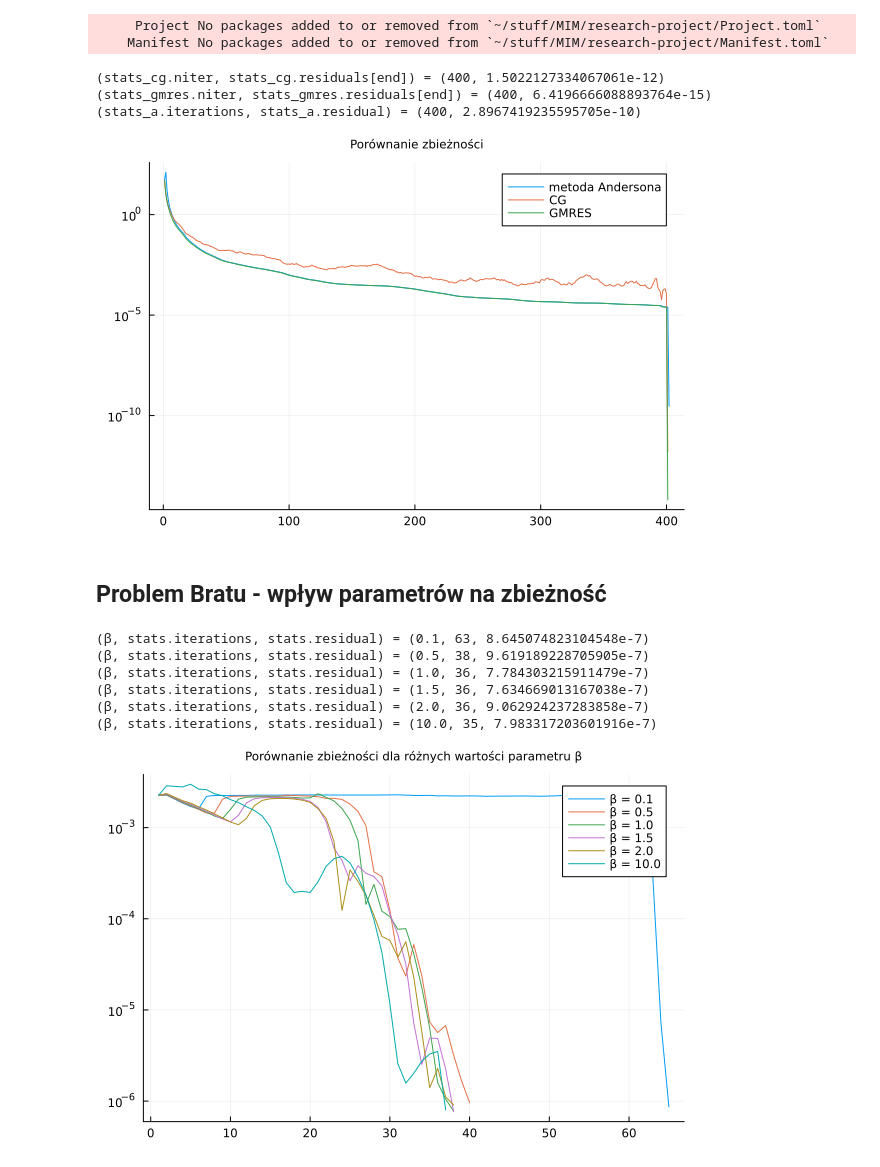
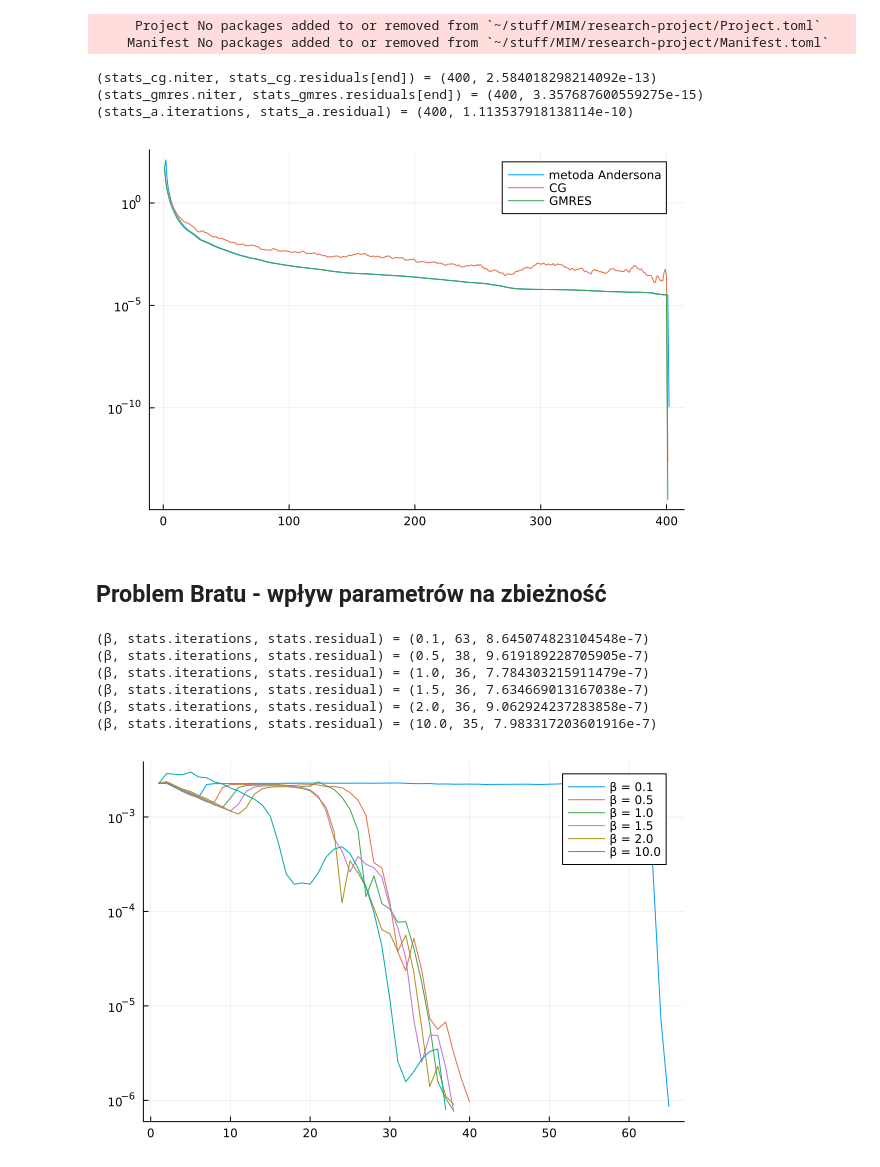
Before and after one commit to janpiotrlakomy/research-project, a Jupyter notebook: experiments.ipynb, the cells around one changed output. Saved outputs shown, nothing was run; the diff lists cells and outputs as text; code cells hidden in the pictures.

Commit message:
Remove plot titles

```diff
--- a/experiments.ipynb
+++ b/experiments.ipynb
@@ -89,33 +90,33 @@ using Krylov
 # %%
 using LinearAlgebra
 
 n = 400
 A = matrixdepot("tridiag", n)
 solution = randn(n)
 b = A * solution
 
 x0 = zeros(n)
 g = x -> x - (A * x - b)
 
 
 x_cg, stats_cg = cg(A, b, x0, atol=1e-6,history=true, itmax = 500)
 
 @show stats_cg.niter, stats_cg.residuals[end]
 
 x_gmres, stats_gmres = gmres(A, b, x0, atol=1e-6,history=true, itmax = 500)
 
 @show stats_gmres.niter, stats_gmres.residuals[end]
 
 x_a, stats_a  = anderson(x0, g, typemax(Int),tol=1e-6, max_iter = 500)
 
 @show stats_a.iterations, stats_a.residual
 
-plot_residuals("Porównanie zbieżności", ["metoda Andersona", "CG", "GMRES"], [stats_a.residual_history, stats_cg.residuals, stats_gmres.residuals])
+plot_residuals("", ["metoda Andersona", "CG", "GMRES"], [stats_a.residual_history, stats_cg.residuals, stats_gmres.residuals])
 # %% [output]
-(stats_cg.niter, stats_cg.residuals[end]) = (400, 1.5022127334067061e-12)
-(stats_gmres.niter, stats_gmres.residuals[end]) = (400, 6.4196666088893764e-15)
-(stats_a.iterations, stats_a.residual) = (400, 2.8967419235595705e-10)
+(stats_cg.niter, stats_cg.residuals[end]) = (400, 2.584018298214092e-13)
+(stats_gmres.niter, stats_gmres.residuals[end]) = (400, 3.357687600559275e-15)
+(stats_a.iterations, stats_a.residual) = (400, 1.113537918138114e-10)
-[figure, old version]
+[figure, new version]
 # %% [markdown]
 ## Problem Bratu - wpływ parametrów na zbieżność
 # %%
@@ -149,7 +150,7 @@ for β in βs
 end
 
 
-plot_residuals("Porównanie zbieżności dla różnych wartości parametru β", (β -> "β = $β").(βs), residuals)
+plot_residuals("", (β -> "β = $β").(βs), residuals)
 # %% [output]
 (β, stats.iterations, stats.residual) = (0.1, 63, 8.645074823104548e-7)
 (β, stats.iterations, stats.residual) = (0.5, 38, 9.619189228705905e-7)
@@ -157,7 +158,7 @@ plot_residuals("Porównanie zbieżności dla różnych wartości parametru β",
 (β, stats.iterations, stats.residual) = (1.5, 36, 7.634669013167038e-7)
 (β, stats.iterations, stats.residual) = (2.0, 36, 9.062924237283858e-7)
 (β, stats.iterations, stats.residual) = (10.0, 35, 7.983317203601916e-7)
-[figure, old version]
+[figure, new version]
 # %%
 residuals = []
 ms = [10,20,30,40, 50,typemax(Int)]
```
Also changed, not shown: parts of 5 cells of this notebook, 2 other files.
